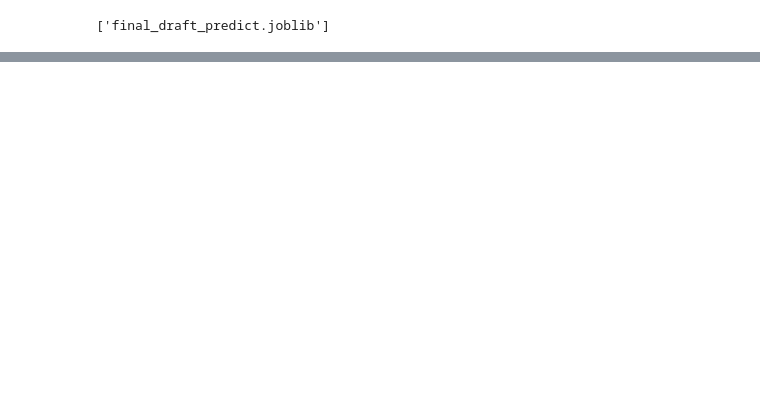
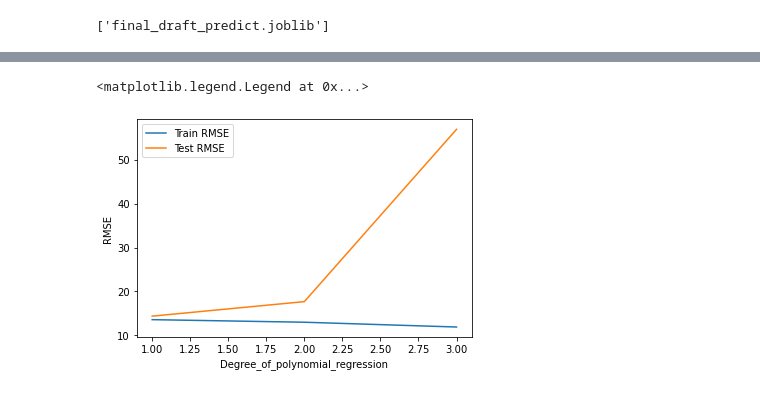
Before and after one commit to RafaSzl/NBA_players_analysis, a Jupyter notebook: nba_project.ipynb, the cells around one changed output, grey strips where cells are left out. Cells and saved outputs as stored; diff of their text form; code cells hidden in the pictures; blank space fills up the shorter version.

```diff
--- a/nba_project.ipynb
+++ b/nba_project.ipynb
@@ -257,0 +294,6 @@ array([-10.76028029])
+# %%
+# we dont need to split (training, test data) it just yet, bcs its not machine learning model,
+# its feature converter
+polynomial_converter.fit(X_poly)
+poly_features = polynomial_converter.transform(X_poly)
+poly_features.shape
@@ -257,0 +345,24 @@ array([-10.76028029])
+# %%
+# creating a loop for polynomial regression to check how our reggresion behaves on different function degree
+#
+
+train_RMSE_error = []
+test_RMSE_error = []
+
+for d in range(1,10):
+    poly_converter1 = PolynomialFeatures(degree = d, include_bias=False)
+    poly_features1 = poly_converter1.fit_transform(X_poly)
+
+    poly2_X_train, poly2_X_test, poly2_y_train, poly2_y_test = train_test_split(poly_features1, y_poly, test_size=0.3, random_state=101)
+
+    poly2_model = LinearRegression()
+    poly2_model.fit(poly2_X_train, poly2_y_train)
+
+    poly2_train_pred = poly2_model.predict(poly2_X_train)
+    poly2_test_pred = poly2_model.predict(poly2_X_test)
+
+    poly2_train_rmse = np.sqrt(mean_squared_error(poly2_y_train, poly2_train_pred))
+    poly2_test_rmse = np.sqrt(mean_squared_error(poly2_y_test, poly2_test_pred))
+
+    train_RMSE_error.append(poly2_train_rmse)
+    test_RMSE_error.append(poly2_test_rmse)
@@ -257,0 +395,14 @@ array([-10.76028029])
+# %%
+plt.plot(range(1, 4), train_RMSE_error[:3], label='Train RMSE')
+plt.plot(range(1, 4), test_RMSE_error[:3], label='Test RMSE')
+plt.xlabel('Degree_of_polynomial_regression')
+plt.ylabel('RMSE')
+plt.legend()
+
+# based on both train_RMSE_error and test_RMSE_error - the model is overfitted and does not give
+# results that we expected. RMSE for trainig data is decreasing but RMSE for test data does not follow
+# this trend.
+# The next step would be to regularize data and check how our model would behave/change.
+# %% [output]
+<matplotlib.legend.Legend at 0x...>
+[figure, added]
```
Also changed, not shown: parts of 31 cells of this notebook, 1 other file.
